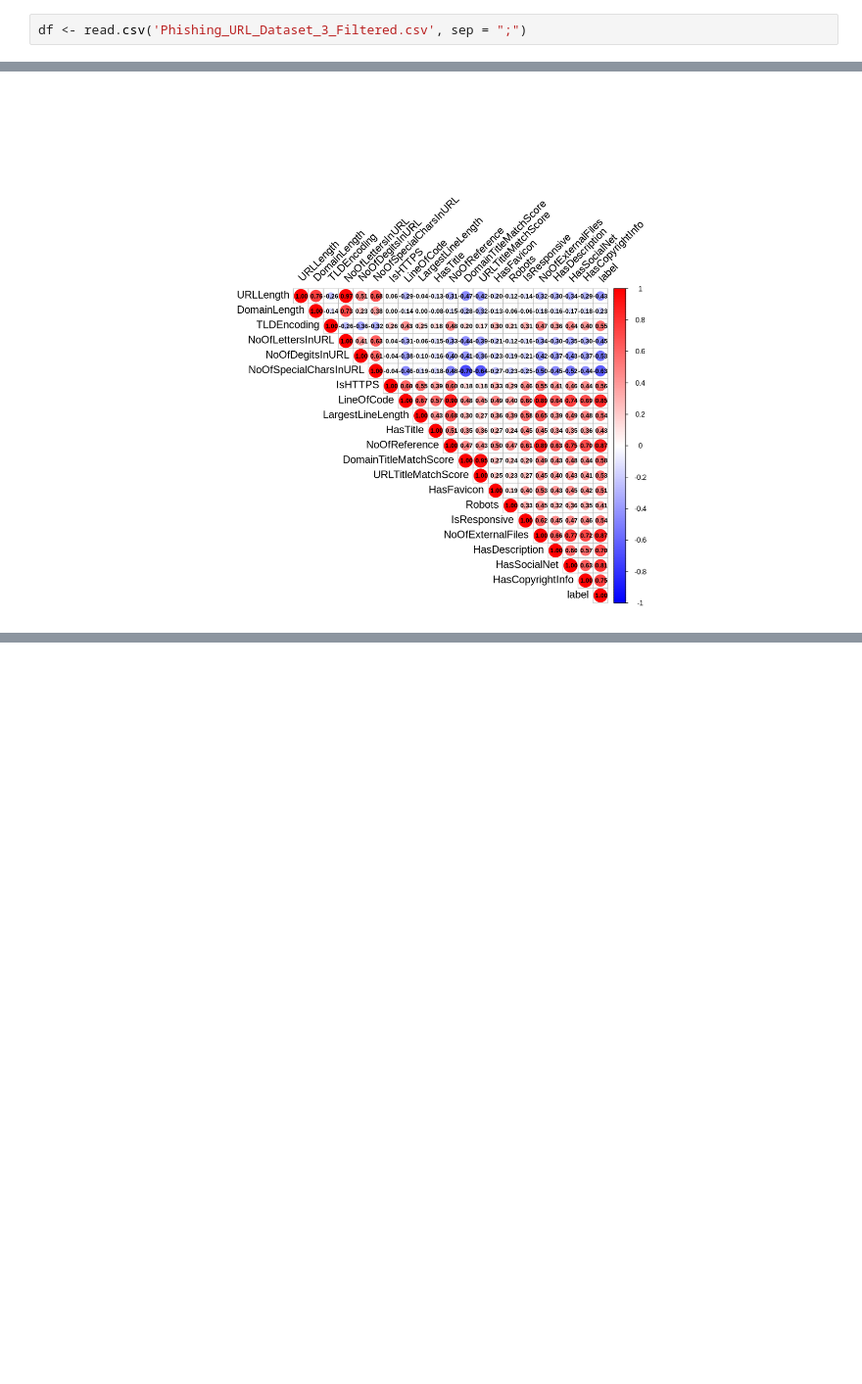
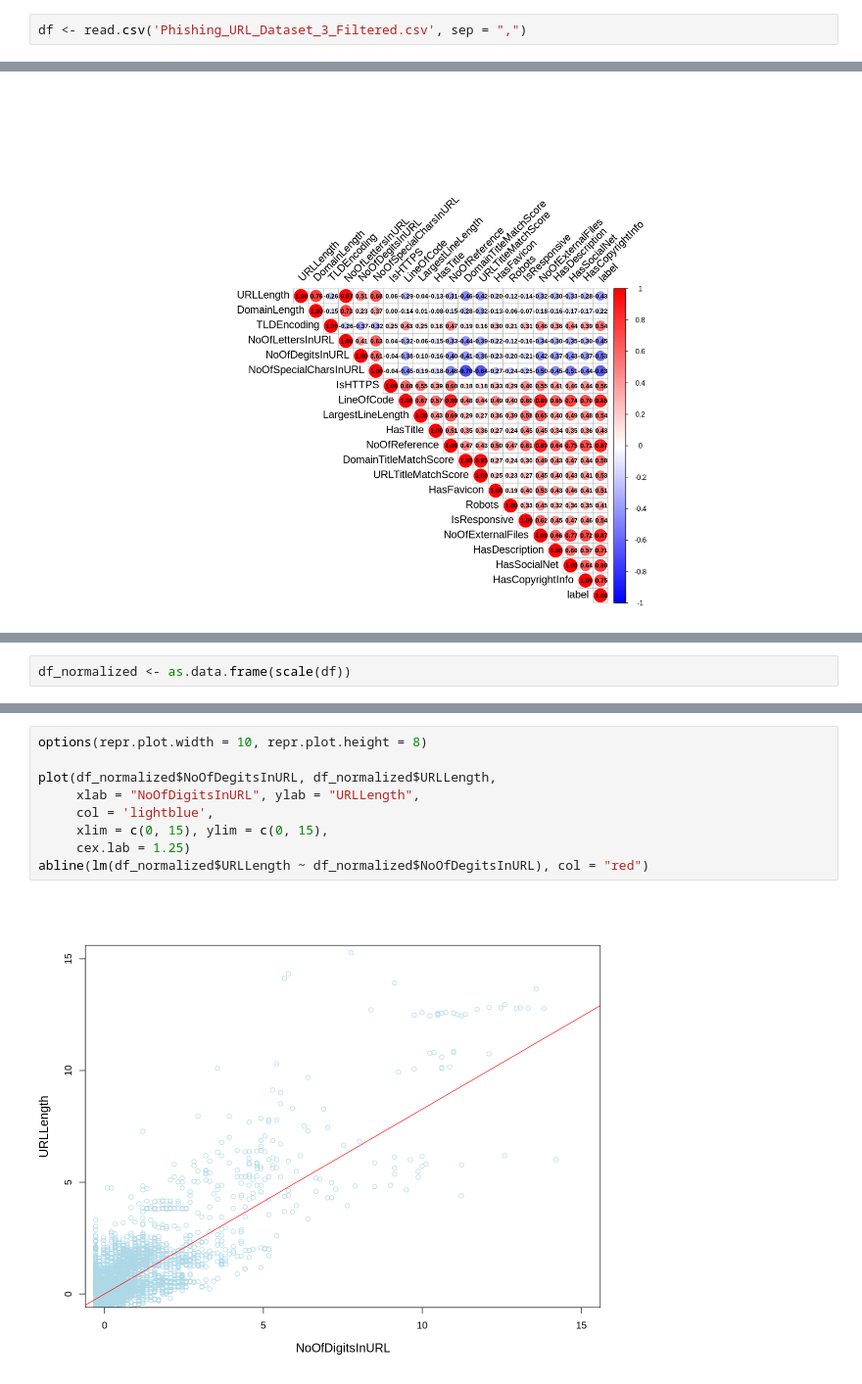
Before and after one commit to raffaele-aurucci/Phishing_URLs_Analysis, a Jupyter notebook: 2.regression.ipynb, the cells around one changed output, grey strips where cells are left out. Shown at 98% size. Cells and saved outputs as stored; diff of their text form; blank space fills up the shorter version.

Commit message:
updated filtered dataset and adding other analysis in regression notebook

```diff
--- a/2.regression.ipynb
+++ b/2.regression.ipynb
@@ -15,5 +15,5 @@ download.file("https://drive.google.com/uc?id=1CKnIhmxKVrrfWbawOYLYkVaUnHDkQcpT&
 # %%
-df <- read.csv('Phishing_URL_Dataset_3_Filtered.csv', sep = ";")
+df <- read.csv('Phishing_URL_Dataset_3_Filtered.csv', sep = ",")
 # %%
 str(df)
 # %% [output]
@@ -92,0 +102,2 @@ corrplot(corr_spearman,
+# %%
+df_normalized <- as.data.frame(scale(df))
@@ -92,0 +131,11 @@ corrplot(corr_spearman,
+# %%
+options(repr.plot.width = 10, repr.plot.height = 8)
+
+plot(df_normalized$NoOfDegitsInURL, df_normalized$URLLength,
+     xlab = "NoOfDigitsInURL", ylab = "URLLength",
+     col = 'lightblue',
+     xlim = c(0, 15), ylim = c(0, 15),
+     cex.lab = 1.25)
+abline(lm(df_normalized$URLLength ~ df_normalized$NoOfDegitsInURL), col = "red")
+# %% [output]
+[figure, added]
```
Also changed, not shown: parts of 37 cells of this notebook, 2 other files.
